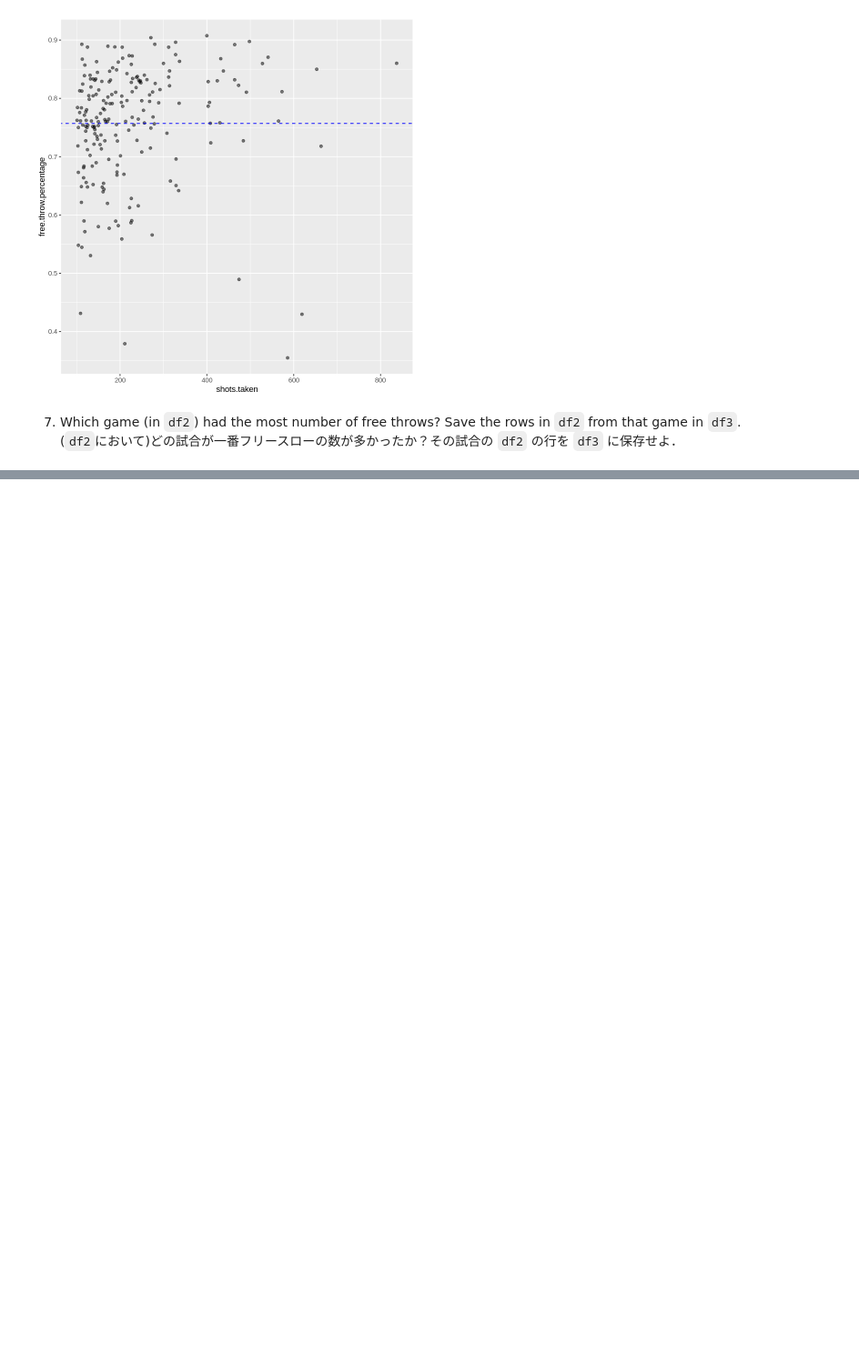
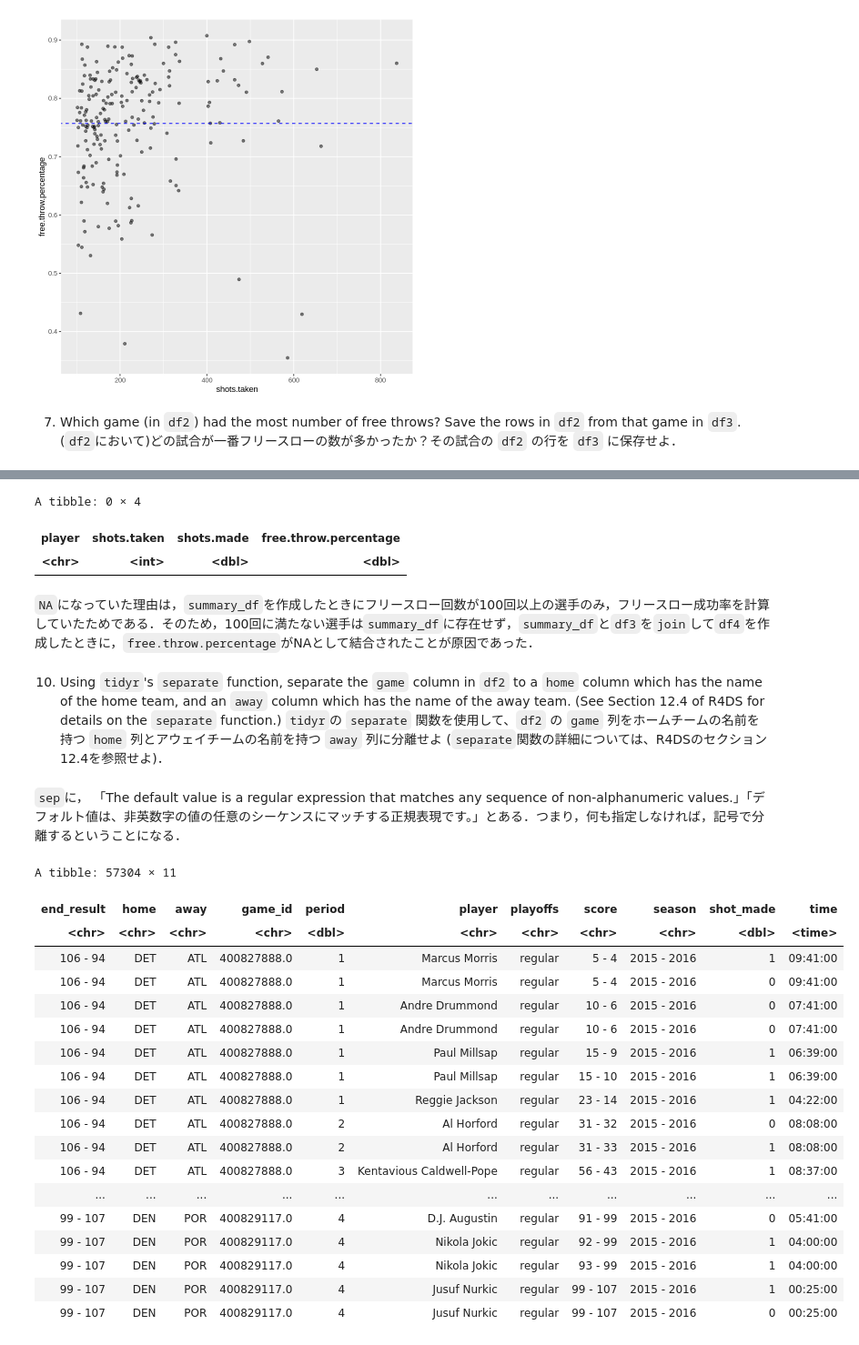
Before and after one commit to tskmr/BS, a Jupyter notebook: ex0620.ipynb, the cells around one changed output, grey strips where cells are left out. Shown at 91% size. Cells and saved outputs as stored; diff of their text form; code cells hidden in the pictures; blank space fills up the shorter version.

```diff
--- a/ex0620.ipynb
+++ b/ex0620.ipynb
@@ -175,0 +194,11 @@ ERROR: ignored
+# %%
+summary_df %>% filter(player=="Kris Humphries")
+# %% [output]
+A tibble: 0 × 4
+| player | shots.taken | shots.made | free.throw.percentage |
+| <chr> | <int> | <dbl> | <dbl> |
+# %% [markdown]
+`NA`になっていた理由は，`summary_df`を作成したときにフリースロー回数が100回以上の選手のみ，フリースロー成功率を計算していたためである．そのため，100回に満たない選手は`summary_df`に存在せず，`summary_df`と`df3`を`join`して`df4`を作成したときに，`free.throw.percentage`がNAとして結合されたことが原因であった．
+# %% [markdown]
+10. Using `tidyr`'s `separate` function, separate the `game` column in `df2` to a `home` column which has the name of the home team, and an `away` column which has the name of the away team. (See Section 12.4 of R4DS for details on the `separate` function.)
+`tidyr`の `separate` 関数を使用して、`df2` の `game` 列をホームチームの名前を持つ `home` 列とアウェイチームの名前を持つ `away` 列に分離せよ (`separate`関数の詳細については、R4DSのセクション12.4を参照せよ)．
@@ -175,0 +207,25 @@ ERROR: ignored
+# %% [markdown]
+`sep`に，
+「The default value is a regular expression that matches any sequence of non-alphanumeric values.」「デフォルト値は、非英数字の値の任意のシーケンスにマッチする正規表現です。」とある．つまり，何も指定しなければ，記号で分離するということになる．
+# %%
+df2 %>% separate(game, into = c("home", "away"))
+# %% [output]
+A tibble: 57304 × 11
+| end_result | home | away | game_id | period | player | playoffs | score | season | shot_made | time |
+| <chr> | <chr> | <chr> | <chr> | <dbl> | <chr> | <chr> | <chr> | <chr> | <dbl> | <time> |
+| 106 - 94 | DET | ATL | 400827888.0 | 1 | Marcus Morris | regular | 5 - 4 | 2015 - 2016 | 1 | 09:41:00 |
+| 106 - 94 | DET | ATL | 400827888.0 | 1 | Marcus Morris | regular | 5 - 4 | 2015 - 2016 | 0 | 09:41:00 |
+| 106 - 94 | DET | ATL | 400827888.0 | 1 | Andre Drummond | regular | 10 - 6 | 2015 - 2016 | 0 | 07:41:00 |
+| 106 - 94 | DET | ATL | 400827888.0 | 1 | Andre Drummond | regular | 10 - 6 | 2015 - 2016 | 0 | 07:41:00 |
+| 106 - 94 | DET | ATL | 400827888.0 | 1 | Paul Millsap | regular | 15 - 9 | 2015 - 2016 | 1 | 06:39:00 |
+| 106 - 94 | DET | ATL | 400827888.0 | 1 | Paul Millsap | regular | 15 - 10 | 2015 - 2016 | 1 | 06:39:00 |
+| 106 - 94 | DET | ATL | 400827888.0 | 1 | Reggie Jackson | regular | 23 - 14 | 2015 - 2016 | 1 | 04:22:00 |
+| 106 - 94 | DET | ATL | 400827888.0 | 2 | Al Horford | regular | 31 - 32 | 2015 - 2016 | 0 | 08:08:00 |
+| 106 - 94 | DET | ATL | 400827888.0 | 2 | Al Horford | regular | 31 - 33 | 2015 - 2016 | 1 | 08:08:00 |
+| 106 - 94 | DET | ATL | 400827888.0 | 3 | Kentavious Caldwell-Pope | regular | 56 - 43 | 2015 - 2016 | 1 | 08:37:00 |
+| ... | ... | ... | ... | ... | ... | ... | ... | ... | ... | ... |
+| 99 - 107 | DEN | POR | 400829117.0 | 4 | D.J. Augustin | regular | 91 - 99 | 2015 - 2016 | 0 | 05:41:00 |
+| 99 - 107 | DEN | POR | 400829117.0 | 4 | Nikola Jokic | regular | 92 - 99 | 2015 - 2016 | 1 | 04:00:00 |
+| 99 - 107 | DEN | POR | 400829117.0 | 4 | Nikola Jokic | regular | 93 - 99 | 2015 - 2016 | 1 | 04:00:00 |
+| 99 - 107 | DEN | POR | 400829117.0 | 4 | Jusuf Nurkic | regular | 99 - 107 | 2015 - 2016 | 1 | 00:25:00 |
+| 99 - 107 | DEN | POR | 400829117.0 | 4 | Jusuf Nurkic | regular | 99 - 107 | 2015 - 2016 | 0 | 00:25:00 |
```
Also changed, not shown: parts of 14 cells of this notebook.
